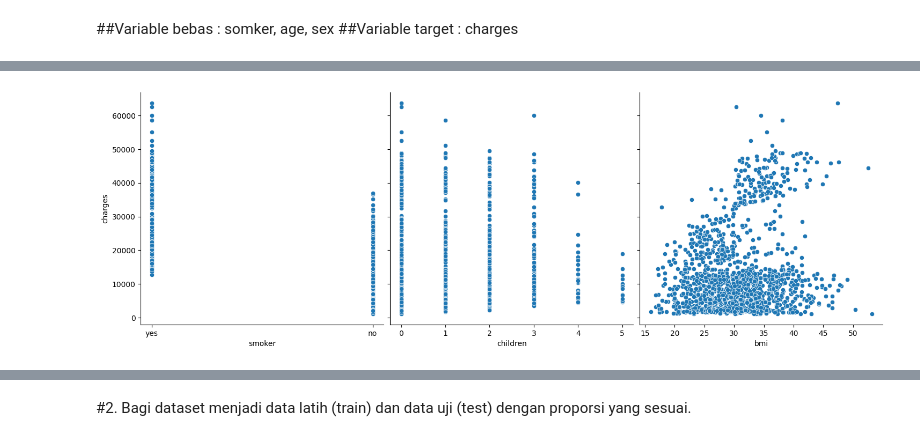
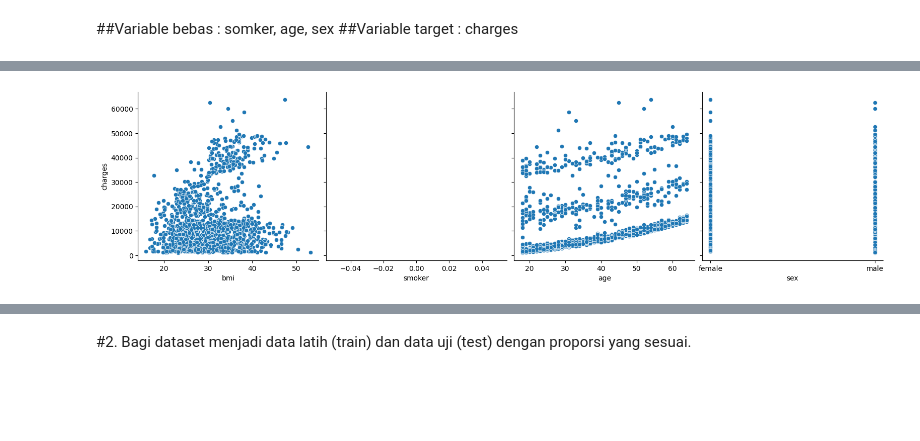
Before and after one commit to achmadrachmandika/Machine_Learning, a Jupyter notebook: Machine_Learning_Pertemuan3.ipynb, the cells around one changed output, grey strips where cells are left out. Saved outputs shown, nothing was run; the diff lists cells and outputs as text; code cells hidden in the pictures; blank space fills up the shorter version.

```diff
--- a/Machine_Learning_Pertemuan3.ipynb
+++ b/Machine_Learning_Pertemuan3.ipynb
@@ -428,11 +314,11 @@ import matplotlib.pyplot as plt
 import seaborn as sns
 # %%
 # visualisasi data dengan pairplot
-sns.pairplot(dt, x_vars=['smoker', 'children', 'bmi'],
-             y_vars='charges', size=5, aspect=1, kind='scatter')
+sns.pairplot(dt, x_vars=['bmi','smoker', 'age', 'sex'],
+             y_vars='charges', size=4, aspect=1, kind='scatter')
 plt.show()
 # %% [output]
-[figure, old version]
+[figure, new version]
 # %%
 # visualisasi korelasi dengan heatmap
 sns.heatmap(dt.corr(), cmap="YlGnBu", annot=True)
```
Also changed, not shown: parts of 9 cells of this notebook.
